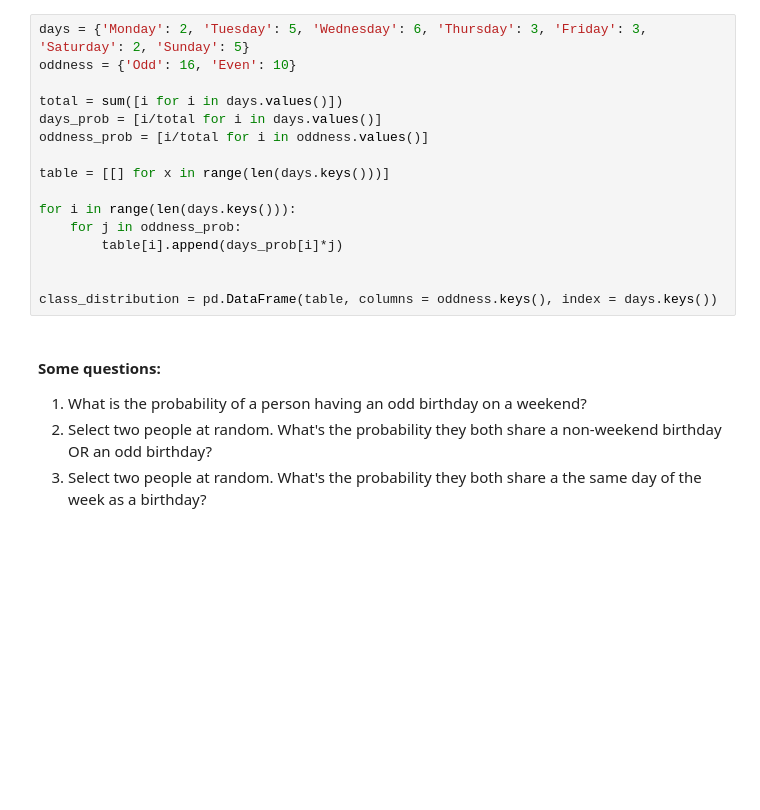
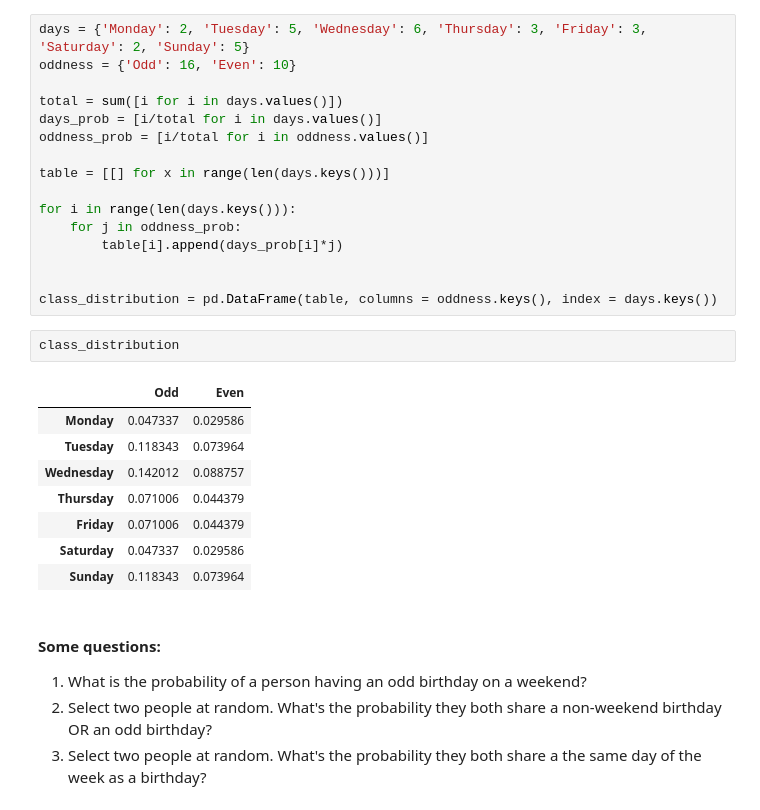
Before and after one commit to texturejc/information_theory_1, a Jupyter notebook: Information_Theory_1.ipynb, the cells around one changed output. Drawn from its saved outputs; the diff is of its cells as text; blank space fills up the shorter version.

```diff
--- a/Information_Theory_1.ipynb
+++ b/Information_Theory_1.ipynb
@@ -195,6 +201,17 @@ for i in range(len(days.keys())):
 
 
 class_distribution = pd.DataFrame(table, columns = oddness.keys(), index = days.keys())
+# %%
+class_distribution
+# %% [output]
+|  | Odd | Even |
+| Monday | 0.047337 | 0.029586 |
+| Tuesday | 0.118343 | 0.073964 |
+| Wednesday | 0.142012 | 0.088757 |
+| Thursday | 0.071006 | 0.044379 |
+| Friday | 0.071006 | 0.044379 |
+| Saturday | 0.047337 | 0.029586 |
+| Sunday | 0.118343 | 0.073964 |
 # %% [markdown]
 #### Some questions:
 
```
Also changed, not shown: parts of 29 cells of this notebook, 3 other files.
